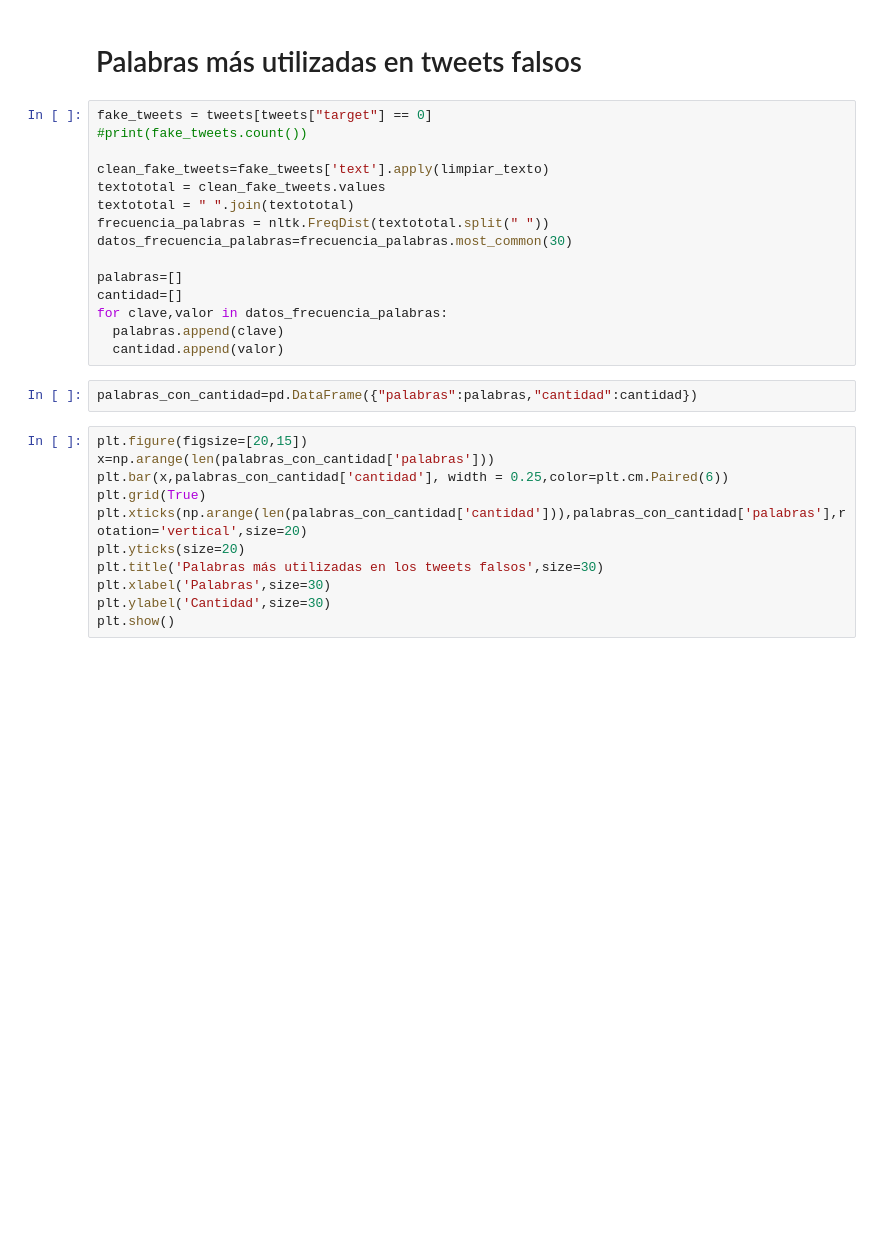
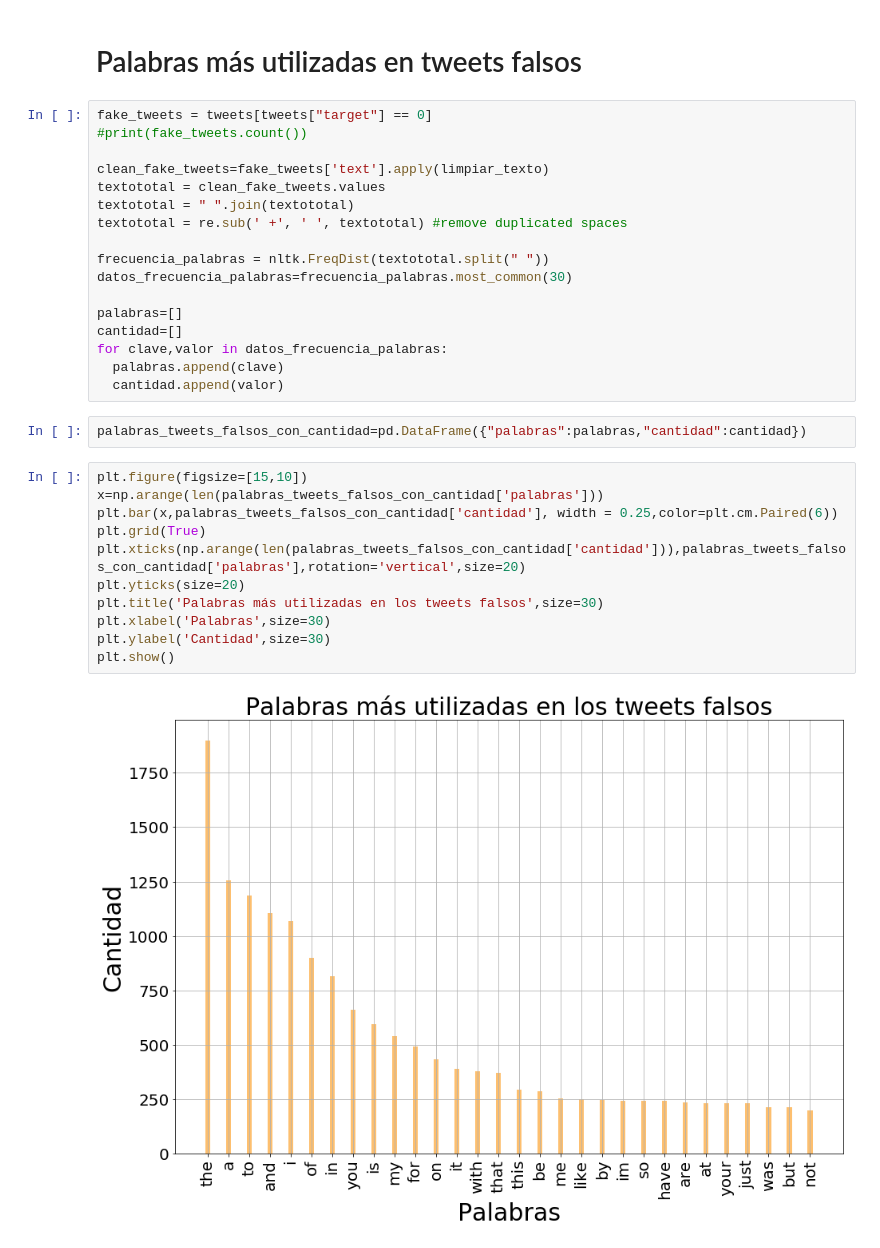
Before and after one commit to FranciscoGauna/TP1-Datos, a Jupyter notebook: Analisis-Seba.ipynb, the cells around one changed output. Drawn from its saved outputs; the diff is of its cells as text; blank space fills up the shorter version.

```diff
--- a/Analisis-Seba.ipynb
+++ b/Analisis-Seba.ipynb
@@ -166,6 +157,8 @@ fake_tweets = tweets[tweets["target"] == 0]
 clean_fake_tweets=fake_tweets['text'].apply(limpiar_texto)
 textototal = clean_fake_tweets.values
 textototal = " ".join(textototal)
+textototal = re.sub(' +', ' ', textototal) #remove duplicated spaces
+
 frecuencia_palabras = nltk.FreqDist(textototal.split(" "))
 datos_frecuencia_palabras=frecuencia_palabras.most_common(30)
 
@@ -175,15 +168,17 @@ for clave,valor in datos_frecuencia_palabras:
   palabras.append(clave)
   cantidad.append(valor)
 # %%
-palabras_con_cantidad=pd.DataFrame({"palabras":palabras,"cantidad":cantidad})
+palabras_tweets_falsos_con_cantidad=pd.DataFrame({"palabras":palabras,"cantidad":cantidad})
 # %%
-plt.figure(figsize=[20,15])
-x=np.arange(len(palabras_con_cantidad['palabras']))
-plt.bar(x,palabras_con_cantidad['cantidad'], width = 0.25,color=plt.cm.Paired(6))
+plt.figure(figsize=[15,10])
+x=np.arange(len(palabras_tweets_falsos_con_cantidad['palabras']))
+plt.bar(x,palabras_tweets_falsos_con_cantidad['cantidad'], width = 0.25,color=plt.cm.Paired(6))
 plt.grid(True)
-plt.xticks(np.arange(len(palabras_con_cantidad['cantidad'])),palabras_con_cantidad['palabras'],rotation='vertical',size=20)
+plt.xticks(np.arange(len(palabras_tweets_falsos_con_cantidad['cantidad'])),palabras_tweets_falsos_con_cantidad['palabras'],rotation='vertical',size=20)
 plt.yticks(size=20)
 plt.title('Palabras más utilizadas en los tweets falsos',size=30)
 plt.xlabel('Palabras',size=30)
 plt.ylabel('Cantidad',size=30)
 plt.show()
+# %% [output]
+[figure, added]
```
Also changed, not shown: parts of 10 cells of this notebook, 1 other file.
